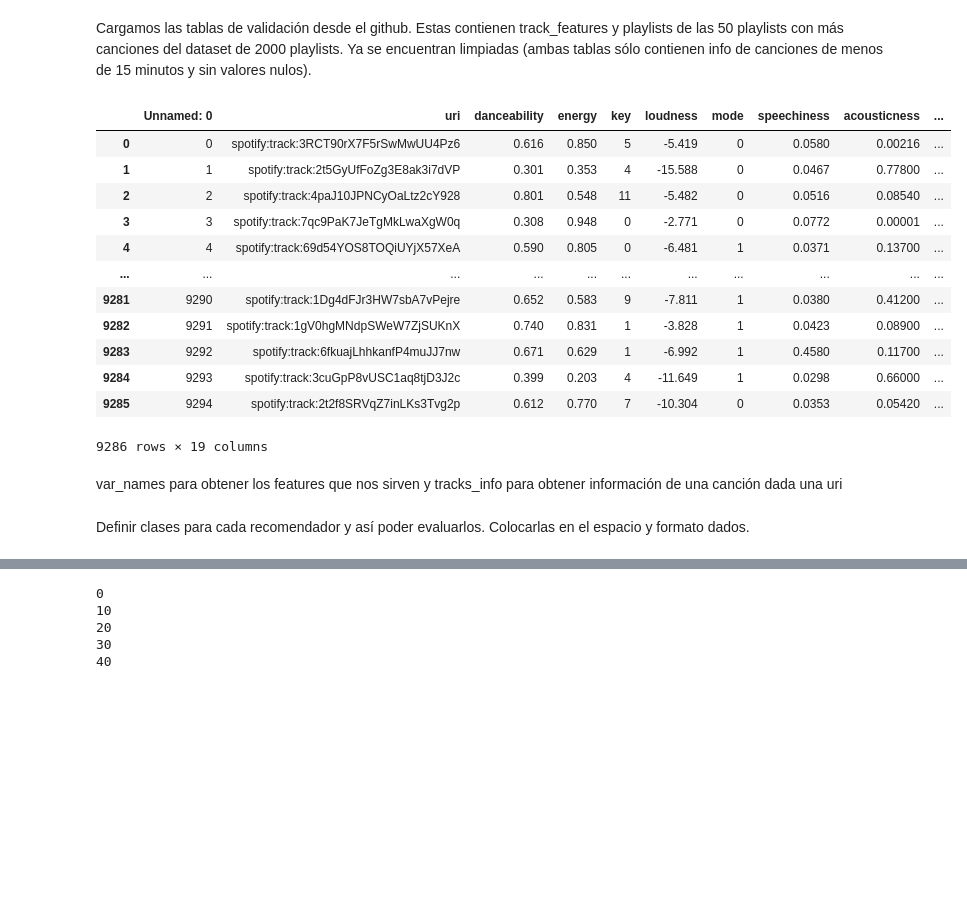
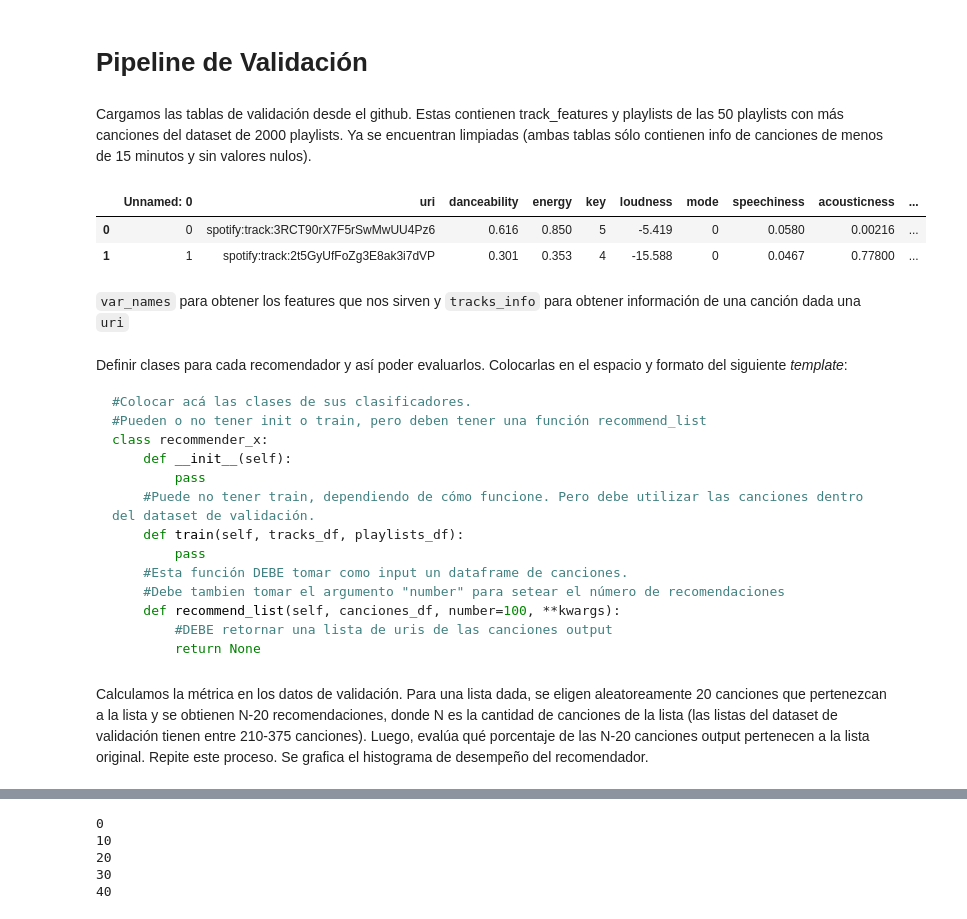
Before and after one commit to alcazar90/CC5205-3-proyecto, a Jupyter notebook: sandbox/pipeline_validacion.ipynb, the cells around one changed output, grey strips where cells are left out. Cells and saved outputs as stored; diff of their text form; code cells hidden in the pictures; blank space fills up the shorter version.

````diff
--- a/sandbox/pipeline_validacion.ipynb
+++ b/sandbox/pipeline_validacion.ipynb
@@ -1,28 +1,21 @@
+# %% [markdown]
+# Pipeline de Validación
 # %% [markdown]
 Cargamos las tablas de validación desde el github. Estas contienen track_features y playlists de las 50 playlists con más canciones del dataset de 2000 playlists. Ya se encuentran limpiadas (ambas tablas sólo contienen info de canciones de menos de 15 minutos y sin valores nulos).
 # %%
 import pandas as pd
 
 playlists_val = pd.read_csv('https://github.com/alcazar90/CC5205-3-proyecto/raw/main/data/validacion/50_playlists_validation.csv')
 tracks_val = pd.read_csv('https://github.com/alcazar90/CC5205-3-proyecto/raw/main/data/validacion/50_tracks_validation.csv')
+artist_info = pd.read_csv('https://github.com/alcazar90/CC5205-3-proyecto/raw/main/data/artist/2000_artist_sample.csv.gz')
 cols=tracks_val.columns
 tracks_val.columns=[col[15:] if col[:15]=="audio_features." else col for col in cols]
-tracks_val
+tracks_val.head(n=2)
 # %% [output]
 |  | Unnamed: 0 | uri | danceability | energy | key | loudness | mode | speechiness | acousticness | ... |
 | 0 | 0 | spotify:track:3RCT90rX7F5rSwMwUU4Pz6 | 0.616 | 0.850 | 5 | -5.419 | 0 | 0.0580 | 0.00216 | ... |
 | 1 | 1 | spotify:track:2t5GyUfFoZg3E8ak3i7dVP | 0.301 | 0.353 | 4 | -15.588 | 0 | 0.0467 | 0.77800 | ... |
-| 2 | 2 | spotify:track:4paJ10JPNCyOaLtz2cY928 | 0.801 | 0.548 | 11 | -5.482 | 0 | 0.0516 | 0.08540 | ... |
-| 3 | 3 | spotify:track:7qc9PaK7JeTgMkLwaXgW0q | 0.308 | 0.948 | 0 | -2.771 | 0 | 0.0772 | 0.00001 | ... |
-| 4 | 4 | spotify:track:69d54YOS8TOQiUYjX57XeA | 0.590 | 0.805 | 0 | -6.481 | 1 | 0.0371 | 0.13700 | ... |
-| ... | ... | ... | ... | ... | ... | ... | ... | ... | ... | ... |
-| 9281 | 9290 | spotify:track:1Dg4dFJr3HW7sbA7vPejre | 0.652 | 0.583 | 9 | -7.811 | 1 | 0.0380 | 0.41200 | ... |
-| 9282 | 9291 | spotify:track:1gV0hgMNdpSWeW7ZjSUKnX | 0.740 | 0.831 | 1 | -3.828 | 1 | 0.0423 | 0.08900 | ... |
-| 9283 | 9292 | spotify:track:6fkuajLhhkanfP4muJJ7nw | 0.671 | 0.629 | 1 | -6.992 | 1 | 0.4580 | 0.11700 | ... |
-| 9284 | 9293 | spotify:track:3cuGpP8vUSC1aq8tjD3J2c | 0.399 | 0.203 | 4 | -11.649 | 1 | 0.0298 | 0.66000 | ... |
-| 9285 | 9294 | spotify:track:2t2f8SRVqZ7inLKs3Tvg2p | 0.612 | 0.770 | 7 | -10.304 | 0 | 0.0353 | 0.05420 | ... |
-9286 rows × 19 columns
 # %% [markdown]
-var_names para obtener los features que nos sirven y tracks_info para obtener información de una canción dada una uri
+`var_names` para obtener los features que nos sirven y `tracks_info` para obtener información de una canción dada una `uri`
 # %%
 var_names=["danceability", "energy", "key", "loudness", "mode", "speechiness", "acousticness", "instrumentalness", "liveness", "valence", "tempo", "duration_ms", "time_signature"]
@@ -30,3 +22,22 @@ var_names=["danceability", "energy", "key", "loudness", "mode", "speechiness", "
 tracks_info = playlists_val.drop_duplicates(subset=["track_uri"]).set_index("track_uri")[["track_name", "artist_name"]].loc[tracks_val["uri"]]
 # %% [markdown]
-Definir clases para cada recomendador y así poder evaluarlos. Colocarlas en el espacio y formato dados.
+Definir clases para cada recomendador y así poder evaluarlos. Colocarlas en el espacio y formato del siguiente
+_template_:
+
+```python
+#Colocar acá las clases de sus clasificadores.
+#Pueden o no tener init o train, pero deben tener una función recommend_list
+class recommender_x:
+    def __init__(self):
+        pass
+    #Puede no tener train, dependiendo de cómo funcione. Pero debe utilizar las canciones dentro del dataset de validación.
+    def train(self, tracks_df, playlists_df):
+        pass
+    #Esta función DEBE tomar como input un dataframe de canciones.
+    #Debe tambien tomar el argumento "number" para setear el número de recomendaciones
+    def recommend_list(self, canciones_df, number=100, **kwargs):
+        #DEBE retornar una lista de uris de las canciones output
+        return None
+```
+# %% [markdown]
+Calculamos la métrica en los datos de validación. Para una lista dada, se eligen aleatoreamente 20 canciones que pertenezcan a la lista y se obtienen N-20 recomendaciones, donde N es la cantidad de canciones de la lista (las listas del dataset de validación tienen entre 210-375 canciones). Luego, evalúa qué porcentaje de las N-20 canciones output pertenecen a la lista original. Repite este proceso. Se grafica el histograma de desempeño del recomendador.
````
Also changed, not shown: parts of 17 cells of this notebook.
